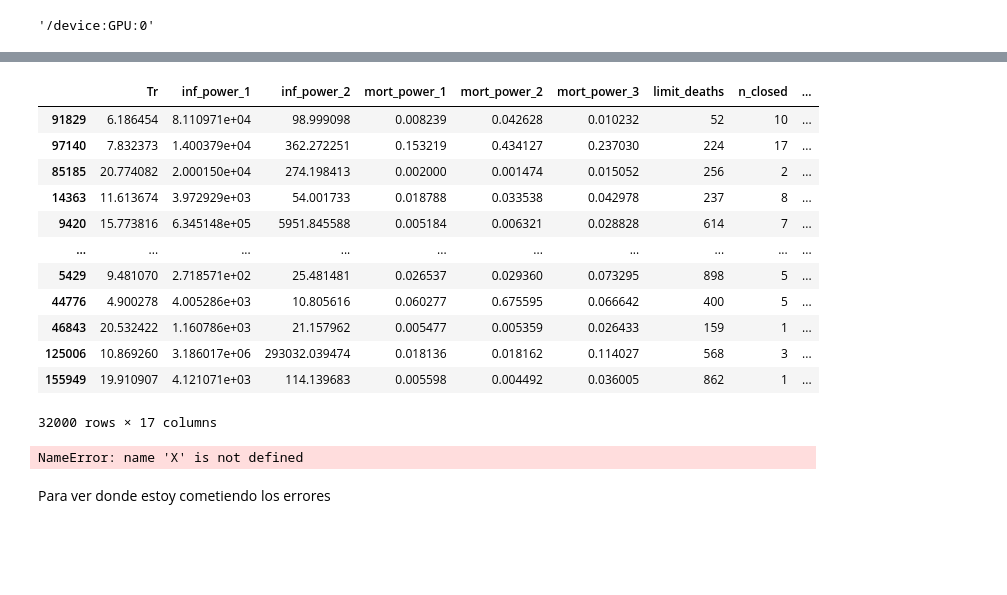
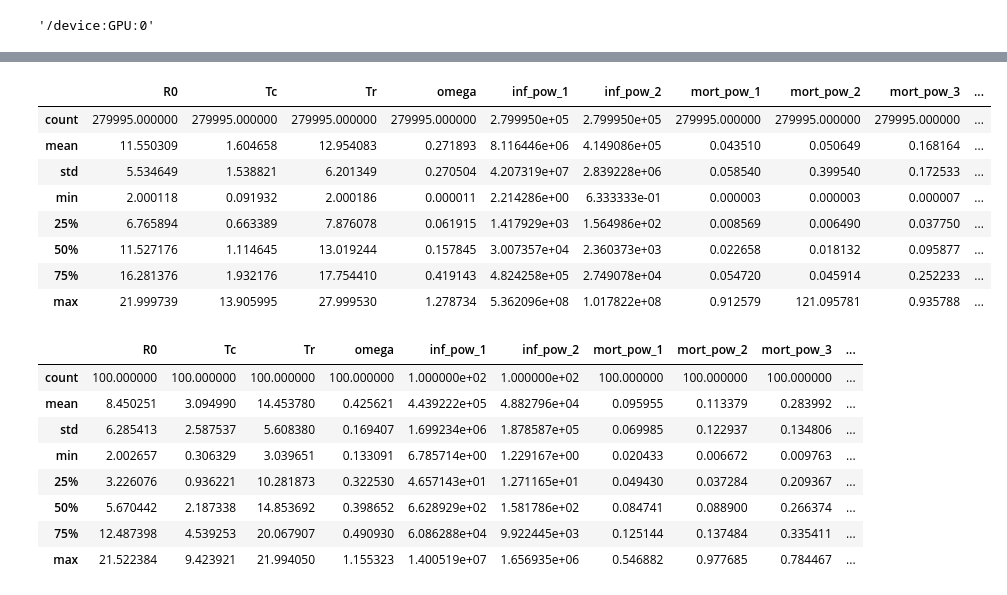
Before and after one commit to Albert-GM/TFM, a Jupyter notebook: notebooks/nn_colab-rev1.ipynb, the cells around one changed output, grey strips where cells are left out. Cells and saved outputs as stored; diff of their text form; code cells hidden in the pictures; blank space fills up the shorter version.

```diff
--- a/notebooks/nn_colab-rev1.ipynb
+++ b/notebooks/nn_colab-rev1.ipynb
@@ -56,6 +56,5 @@ device_lib.list_local_devices()
  physical_device_desc: "device: XLA_GPU device"]
 # %%
-df = pd.read_pickle(f'{root_project}/data/processed/features_model_rev2.pickle')
-print(df.shape)
-df.head()
+df_i = pd.read_pickle(f'{root_project}/data/processed/features_model_rev5.pickle')
+df_i
 # %% [output]
@@ -82,5 +74,14 @@ plt.tight_layout()
 # %%
-X_train, X_val, X_test, y_train, y_val, y_test = make_train_val_test(df)
+# df = df.sample(5000) # par entrenar con menos muestras
+
+features = ['Tr', 'inf_pow_1', 'inf_pow_2', 'mort_pow_1', 'mort_pow_2', 'mort_pow_3', 'limit_deaths',
+           'n_closed', 'react_time','total_death', 'betweenness', 'degree', 'closeness', 'country_pop']
+
+df = df_i[features]
+
+display(df)
+
+X_train, X_val, X_test, y_train, y_val, y_test = make_train_val_test(df, out_mode=0)
 
 size_data = int(len(X_train) / 1000)
 num_features= len(X_train.columns)
@@ -127,18 +141,18 @@ def coeff_determination(y_true, y_pred):
 root_logdir_tensorboard = f"{root_project}/models/my_logs"
 root_logdir_checkpoints = f"{root_project}/models/checkpoints"
 # %%
-# dense_layers = [4, 5, 6]
-# layer_sizes = [90,100,110]
+# dense_layers = [5, 4, 6]
+# layer_sizes = [80, 40, 70, 90]
 
 
-dense_layers = [5]
-layer_sizes = [80]
+dense_layers = [7]
+layer_sizes = [120]
 
-revision = '11'
+revision = '13'
 
 for dense_layer in dense_layers:
     for layer_size in layer_sizes:
-        time.sleep(30)
+        time.sleep(10)
         run_time = time.strftime("run_%d_%m_%Y-%H_%M_%S")
         NAME = f"{dense_layer}-layers-{layer_size}-nodes-{size_data}k-samples-{num_features}-feat-rev{revision}-{run_time}"
         print(NAME)
@@ -151,7 +165,7 @@ for dense_layer in dense_layers:
         model.add(Dense(1))
 
         tensorboard_cb = keras.callbacks.TensorBoard(f"{root_logdir_tensorboard}/{NAME}")
-        early_stopping_cb = keras.callbacks.EarlyStopping(patience=20, restore_best_weights=True)
+        early_stopping_cb = keras.callbacks.EarlyStopping(patience=10, restore_best_weights=True)
         checkpoint_cb = keras.callbacks.ModelCheckpoint(filepath=f"{root_logdir_checkpoints}/{NAME}",
                                                        save_best_only=True, verbose=1)
 
@@ -161,7 +175,7 @@ for dense_layer in dense_layers:
 
 
         history = model.fit(X_train_scaled, y_train, epochs=500, verbose=0,
-                            validation_data=(X_test_scaled, y_test),
+                            validation_data=(X_val_scaled, y_val),
                            callbacks=[tensorboard_cb, early_stopping_cb, checkpoint_cb])
 
         score_train = model.evaluate(X_train_scaled, y_train, verbose=0)
@@ -215,25 +255,31 @@ Test r-squared: 0.8446160554885864
 # %%
 X_err = X_test.copy()
 X_err['predicted'] = model.predict(X_test_scaled)
+
 X_err['real'] = y_test
 X_err['error'] = X_err['real'] - X_err['predicted']
 X_err['abs_error'] = np.abs(X_err['error'])
-X_err
+X_err = X_err.sort_values(by='abs_error', ascending=False).iloc[:100]
+error_idx = X_err.index
+
+display(df_i.describe())
+display(df_i.iloc[error_idx].describe())
 # %% [output]
-|  | Tr | inf_power_1 | inf_power_2 | mort_power_1 | mort_power_2 | mort_power_3 | limit_deaths | n_closed | ... |
-| 91829 | 6.186454 | 8.110971e+04 | 98.999098 | 0.008239 | 0.042628 | 0.010232 | 52 | 10 | ... |
-| 97140 | 7.832373 | 1.400379e+04 | 362.272251 | 0.153219 | 0.434127 | 0.237030 | 224 | 17 | ... |
-| 85185 | 20.774082 | 2.000150e+04 | 274.198413 | 0.002000 | 0.001474 | 0.015052 | 256 | 2 | ... |
-| 14363 | 11.613674 | 3.972929e+03 | 54.001733 | 0.018788 | 0.033538 | 0.042978 | 237 | 8 | ... |
-| 9420 | 15.773816 | 6.345148e+05 | 5951.845588 | 0.005184 | 0.006321 | 0.028828 | 614 | 7 | ... |
-| ... | ... | ... | ... | ... | ... | ... | ... | ... | ... |
-| 5429 | 9.481070 | 2.718571e+02 | 25.481481 | 0.026537 | 0.029360 | 0.073295 | 898 | 5 | ... |
-| 44776 | 4.900278 | 4.005286e+03 | 10.805616 | 0.060277 | 0.675595 | 0.066642 | 400 | 5 | ... |
-| 46843 | 20.532422 | 1.160786e+03 | 21.157962 | 0.005477 | 0.005359 | 0.026433 | 159 | 1 | ... |
-| 125006 | 10.869260 | 3.186017e+06 | 293032.039474 | 0.018136 | 0.018162 | 0.114027 | 568 | 3 | ... |
-| 155949 | 19.910907 | 4.121071e+03 | 114.139683 | 0.005598 | 0.004492 | 0.036005 | 862 | 1 | ... |
+|  | R0 | Tc | Tr | omega | inf_pow_1 | inf_pow_2 | mort_pow_1 | mort_pow_2 | mort_pow_3 | ... |
+| count | 279995.000000 | 279995.000000 | 279995.000000 | 279995.000000 | 2.799950e+05 | 2.799950e+05 | 279995.000000 | 279995.000000 | 279995.000000 | ... |
+| mean | 11.550309 | 1.604658 | 12.954083 | 0.271893 | 8.116446e+06 | 4.149086e+05 | 0.043510 | 0.050649 | 0.168164 | ... |
+| std | 5.534649 | 1.538821 | 6.201349 | 0.270504 | 4.207319e+07 | 2.839228e+06 | 0.058540 | 0.399540 | 0.172533 | ... |
+| min | 2.000118 | 0.091932 | 2.000186 | 0.000011 | 2.214286e+00 | 6.333333e-01 | 0.000003 | 0.000003 | 0.000007 | ... |
+| 25% | 6.765894 | 0.663389 | 7.876078 | 0.061915 | 1.417929e+03 | 1.564986e+02 | 0.008569 | 0.006490 | 0.037750 | ... |
+| 50% | 11.527176 | 1.114645 | 13.019244 | 0.157845 | 3.007357e+04 | 2.360373e+03 | 0.022658 | 0.018132 | 0.095877 | ... |
+| 75% | 16.281376 | 1.932176 | 17.754410 | 0.419143 | 4.824258e+05 | 2.749078e+04 | 0.054720 | 0.045914 | 0.252233 | ... |
+| max | 21.999739 | 13.905995 | 27.999530 | 1.278734 | 5.362096e+08 | 1.017822e+08 | 0.912579 | 121.095781 | 0.935788 | ... |
-32000 rows × 17 columns
+|  | R0 | Tc | Tr | omega | inf_pow_1 | inf_pow_2 | mort_pow_1 | mort_pow_2 | mort_pow_3 | ... |
+| count | 100.000000 | 100.000000 | 100.000000 | 100.000000 | 1.000000e+02 | 1.000000e+02 | 100.000000 | 100.000000 | 100.000000 | ... |
+| mean | 8.450251 | 3.094990 | 14.453780 | 0.425621 | 4.439222e+05 | 4.882796e+04 | 0.095955 | 0.113379 | 0.283992 | ... |
+| std | 6.285413 | 2.587537 | 5.608380 | 0.169407 | 1.699234e+06 | 1.878587e+05 | 0.069985 | 0.122937 | 0.134806 | ... |
+| min | 2.002657 | 0.306329 | 3.039651 | 0.133091 | 6.785714e+00 | 1.229167e+00 | 0.020433 | 0.006672 | 0.009763 | ... |
+| 25% | 3.226076 | 0.936221 | 10.281873 | 0.322530 | 4.657143e+01 | 1.271165e+01 | 0.049430 | 0.037284 | 0.209367 | ... |
+| 50% | 5.670442 | 2.187338 | 14.853692 | 0.398652 | 6.628929e+02 | 1.581786e+02 | 0.084741 | 0.088900 | 0.266374 | ... |
+| 75% | 12.487398 | 4.539253 | 20.067907 | 0.490930 | 6.086288e+04 | 9.922445e+03 | 0.125144 | 0.137484 | 0.335411 | ... |
+| max | 21.522384 | 9.423921 | 21.994050 | 1.155323 | 1.400519e+07 | 1.656935e+06 | 0.546882 | 0.977685 | 0.784467 | ... |
-# %%
-X.describe()
-# %% [output]
-NameError: name 'X' is not defined
@@ -243,2 +285,0 @@ X_err_sorted.describe()
-# %% [markdown]
-Para ver donde estoy cometiendo los errores
```
Also changed, not shown: parts of 14 cells of this notebook, 15 other files.
